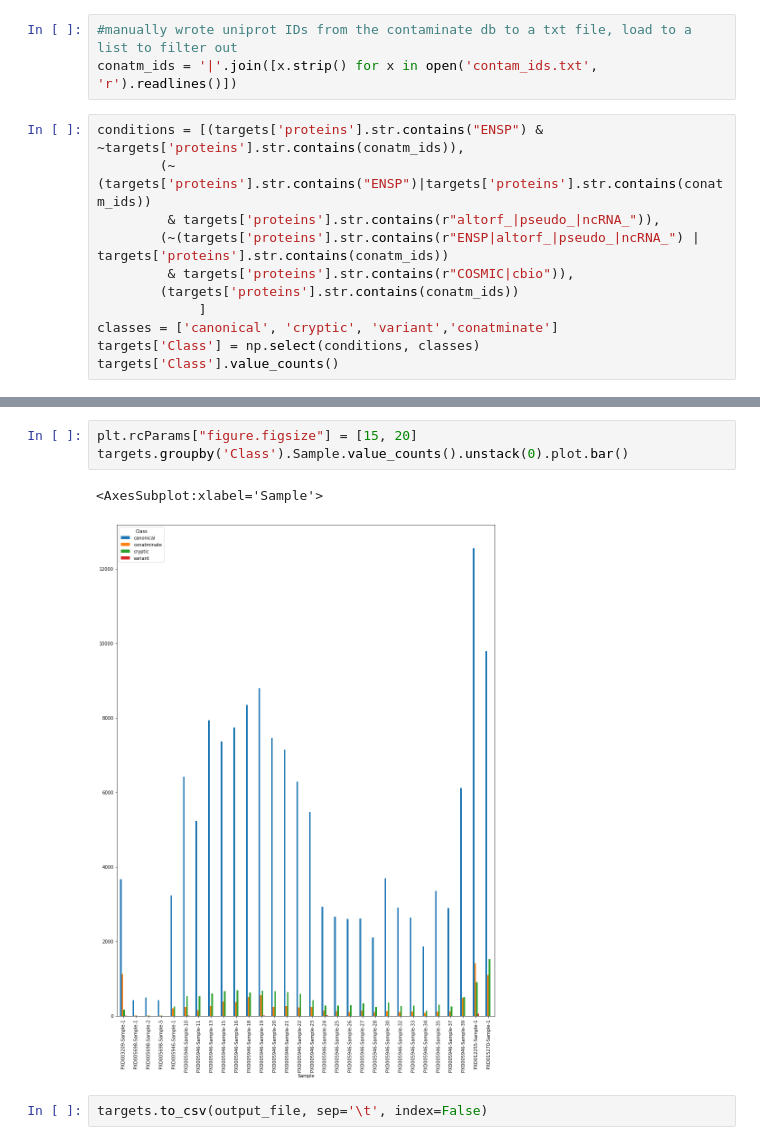
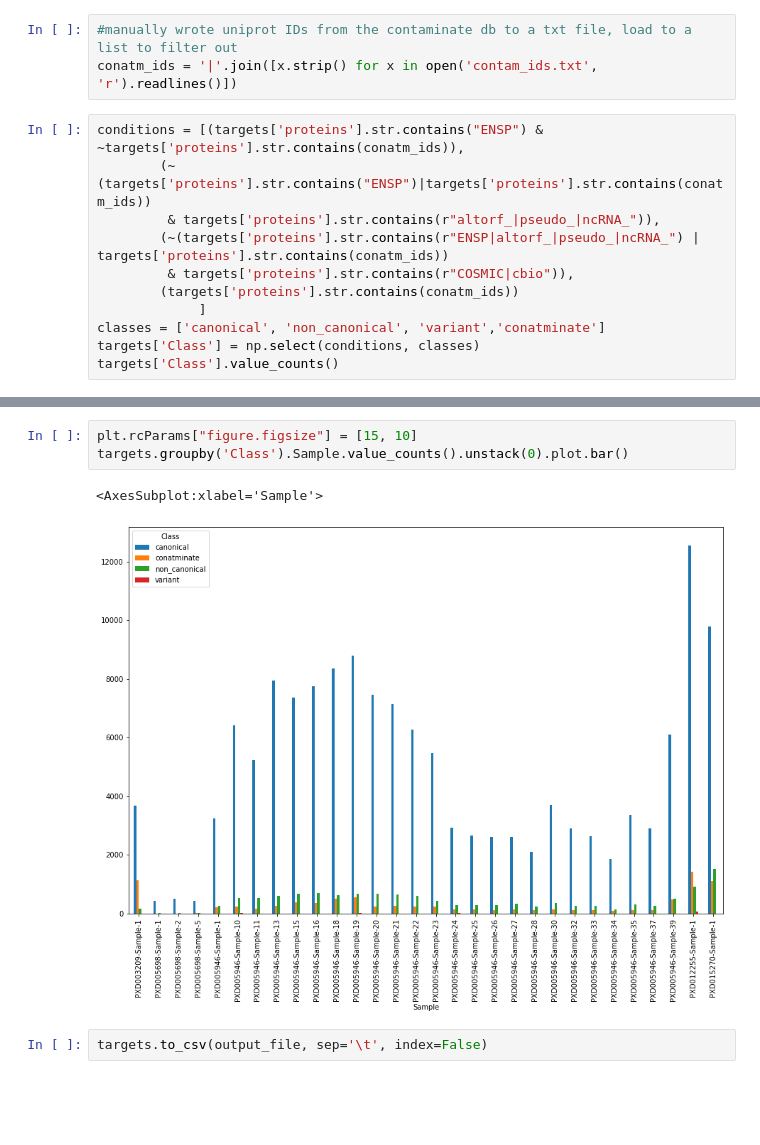
Before and after one commit to ypriverol/pgdb-manuscript, a Jupyter notebook: Peptide_analysis.ipynb, the cells around one changed output, grey strips where cells are left out. Cells and saved outputs as stored; diff of their text form; blank space fills up the shorter version.

```diff
--- a/Peptide_analysis.ipynb
+++ b/Peptide_analysis.ipynb
@@ -93,7 +93,7 @@ conditions = [(targets['proteins'].str.contains("ENSP") & ~targets['proteins'].s
          & targets['proteins'].str.contains(r"COSMIC|cbio")),
         (targets['proteins'].str.contains(conatm_ids))
              ]
-classes = ['canonical', 'cryptic', 'variant','conatminate']
+classes = ['canonical', 'non_canonical', 'variant','conatminate']
 targets['Class'] = np.select(conditions, classes)
 targets['Class'].value_counts()
 # %% [output]
@@ -109,10 +109,10 @@ variant           105
 Name: Class, dtype: int64
 # %%
-plt.rcParams["figure.figsize"] = [15, 20]
+plt.rcParams["figure.figsize"] = [15, 10]
 targets.groupby('Class').Sample.value_counts().unstack(0).plot.bar()
 # %% [output]
 <AxesSubplot:xlabel='Sample'>
-[figure, old version]
+[figure, new version]
 # %%
 targets.to_csv(output_file, sep='\t', index=False)
 # %%
```
Also changed, not shown: parts of 3 cells of this notebook, 1 other file.
